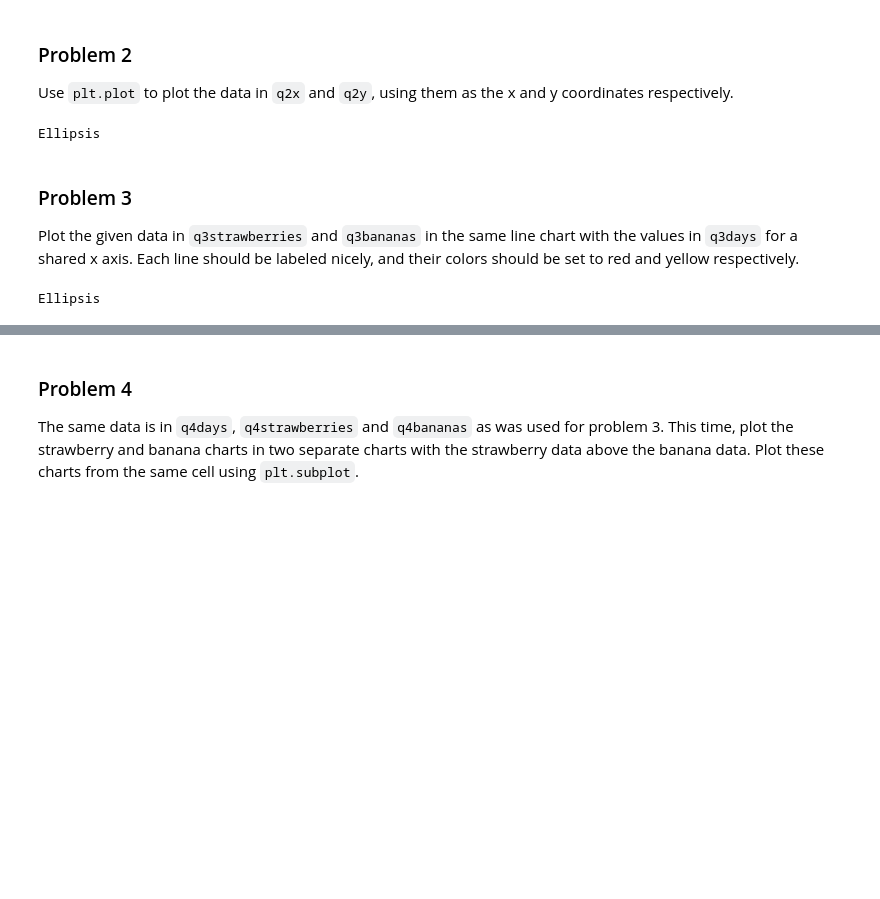
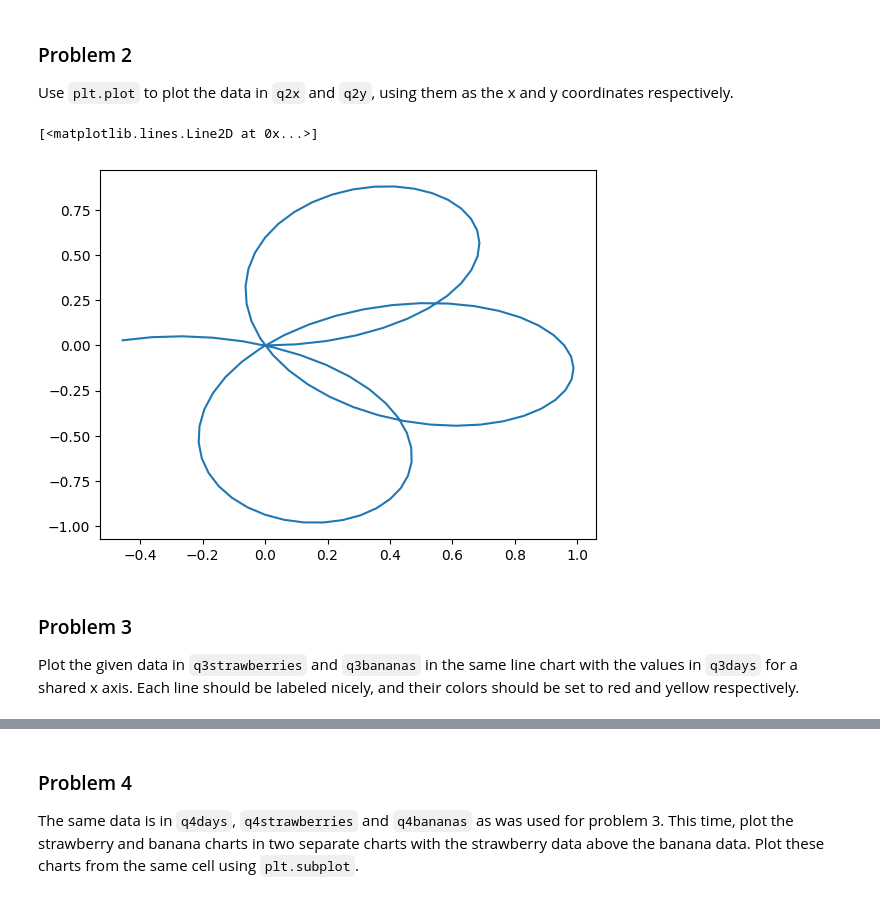
Before and after one commit to apand023/dx602-homework-05, a Jupyter notebook: homework.ipynb, the cells around one changed output, grey strips where cells are left out. Drawn from its saved outputs; the diff is of its cells as text; code cells hidden in the pictures; blank space fills up the shorter version.

```diff
--- a/homework.ipynb
+++ b/homework.ipynb
@@ -89,9 +89,10 @@ q2y = [math.sin(i * 2 * math.pi / 100) * q2r[i] for i in range(100)]
 # %%
 # YOUR CHANGES HERE
 
-...
+plt.plot(q2x,q2y)
 # %% [output]
-Ellipsis
+[<matplotlib.lines.Line2D at 0x...>]
+[figure, added]
 # %% [markdown]
 ### Problem 3
 
@@ -103,9 +104,3 @@ Each line should be labeled nicely, and their colors should be set to red and ye
 q3days = range(10)
 q3strawberries = [1, 2, 2, 4, 2, 5, 6, 5, 6, 8]
 q3bananas = [1, 1, 1, 2, 2, 2, 3, 3, 3, 4]
-# %%
-# YOUR CHANGES HERE
-
-...
-# %% [output]
-Ellipsis
```
Also changed, not shown: parts of 3 cells of this notebook.
